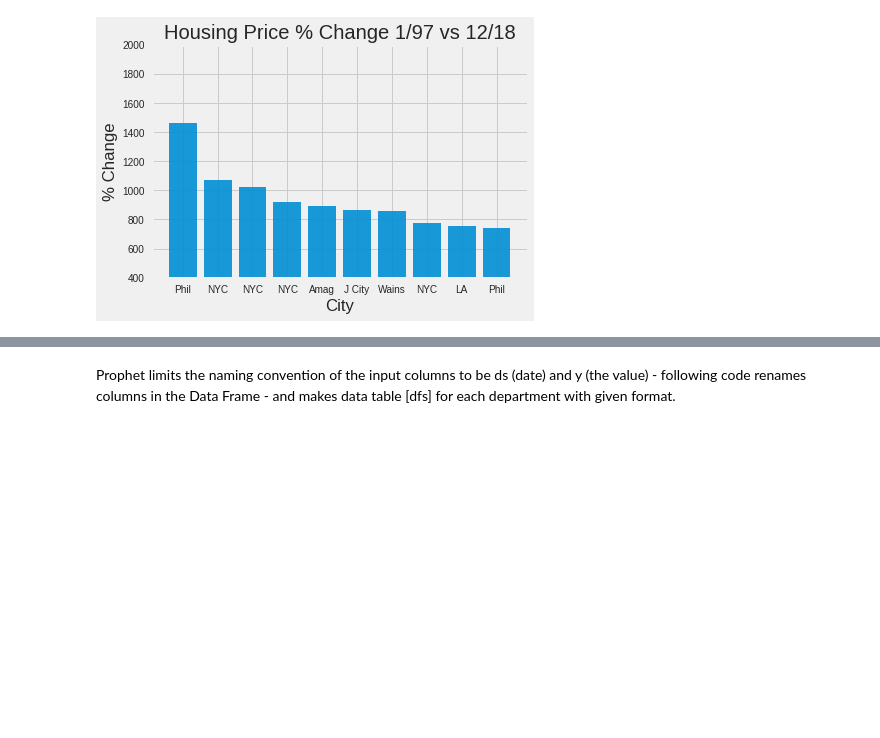
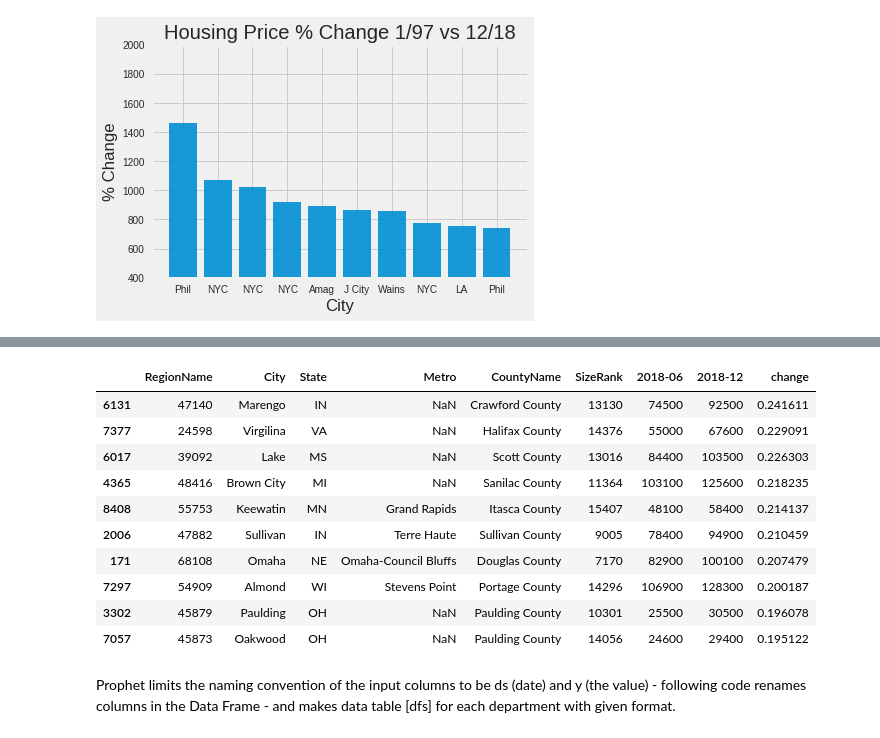
Before and after one commit to jaymahapatra/IST-718-Lab-6, a Jupyter notebook: Lab 6.ipynb, the cells around one changed output, grey strips where cells are left out. Cells and saved outputs as stored; diff of their text form; code cells hidden in the pictures; blank space fills up the shorter version.

```diff
--- a/Lab 6.ipynb
+++ b/Lab 6.ipynb
@@ -204,3 +226,35 @@ plt.show()
+# %%
+#Percent Change In Housing Prices Mid Term
+pchange = zipcode[['RegionName','City','State','Metro','CountyName','SizeRank','2018-06','2018-12']].copy()
+pchange['change'] = ((pchange['2018-12']-pchange['2018-06'])/pchange['2018-06'])
+pchange = pchange.sort_values(by='change',ascending=[0])
+pchange.head(10)
+ptop=pchange.head(10)
+ptop
+
+#Graph Top 10 housing prices percent change mid term
+#objects = ('GA', 'GA', 'GA', 'AR', 'TX', 'AR','TX','NJ','SC','MD')
+#y_pos = np.arange(len(objects))
+#performance = ptop['change']*100
+#plt.bar(y_pos, performance, align='center', alpha= .9)
+#plt.xticks(y_pos, objects)
+#plt.ylabel('% Change')
+#plt.xlabel('State')
+#plt.title('Housing Price % Change 12/17 vs 12/18')
+#plt.ylim(0,100)
+#plt.show()
+# %% [output]
+|  | RegionName | City | State | Metro | CountyName | SizeRank | 2018-06 | 2018-12 | change |
+| 6131 | 47140 | Marengo | IN | NaN | Crawford County | 13130 | 74500 | 92500 | 0.241611 |
+| 7377 | 24598 | Virgilina | VA | NaN | Halifax County | 14376 | 55000 | 67600 | 0.229091 |
+| 6017 | 39092 | Lake | MS | NaN | Scott County | 13016 | 84400 | 103500 | 0.226303 |
+| 4365 | 48416 | Brown City | MI | NaN | Sanilac County | 11364 | 103100 | 125600 | 0.218235 |
+| 8408 | 55753 | Keewatin | MN | Grand Rapids | Itasca County | 15407 | 48100 | 58400 | 0.214137 |
+| 2006 | 47882 | Sullivan | IN | Terre Haute | Sullivan County | 9005 | 78400 | 94900 | 0.210459 |
+| 171 | 68108 | Omaha | NE | Omaha-Council Bluffs | Douglas County | 7170 | 82900 | 100100 | 0.207479 |
+| 7297 | 54909 | Almond | WI | Stevens Point | Portage County | 14296 | 106900 | 128300 | 0.200187 |
+| 3302 | 45879 | Paulding | OH | NaN | Paulding County | 10301 | 25500 | 30500 | 0.196078 |
+| 7057 | 45873 | Oakwood | OH | NaN | Paulding County | 14056 | 24600 | 29400 | 0.195122 |
 # %% [markdown]
 Prophet limits the naming convention of the input columns to be ds (date) and y (the value) - following code renames columns in the Data Frame - and makes data table [dfs] for each department with given format.
 # %%
```
Also changed, not shown: parts of 1 cell of this notebook.
